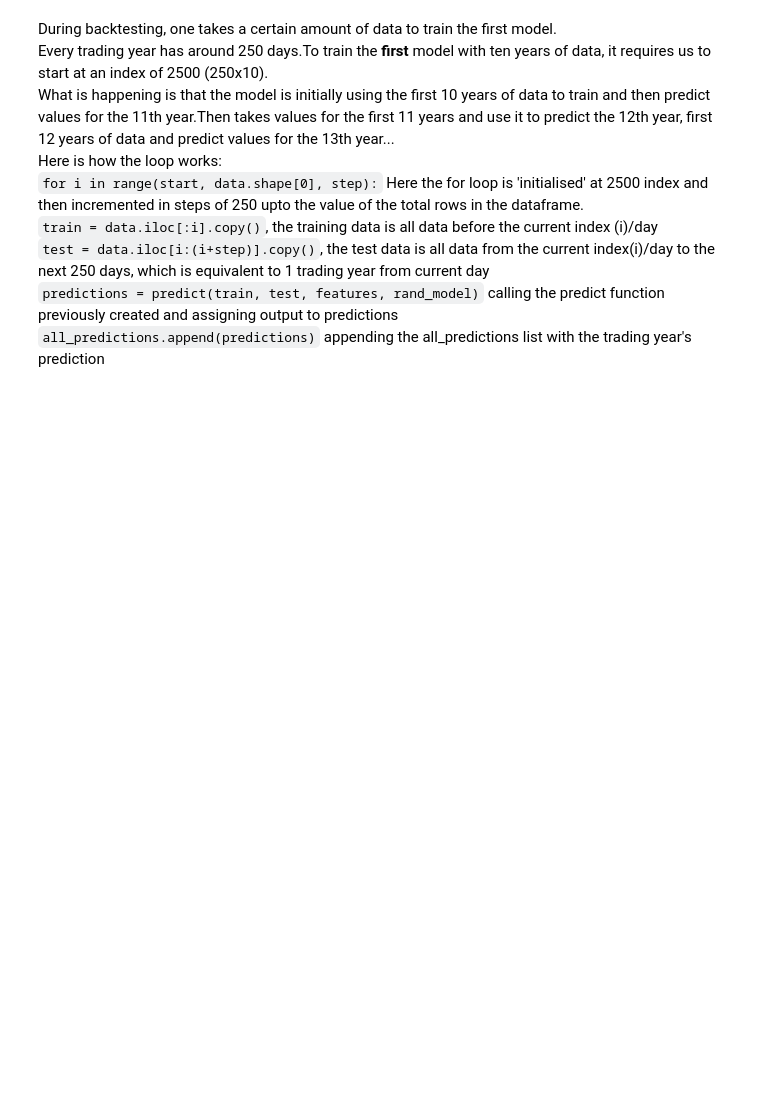
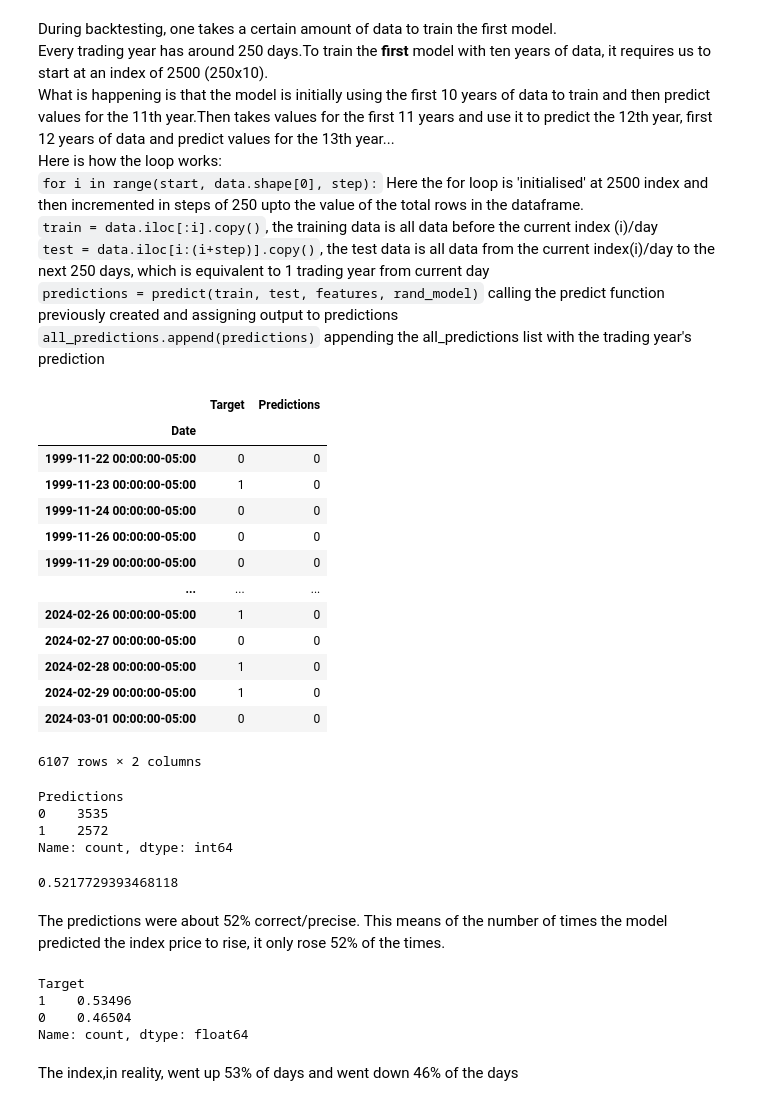
Before and after one commit to see-3pO/Stock-Market-Prediction, a Jupyter notebook: Stock Market Prediction.ipynb, the cells around one changed output. Drawn from its saved outputs; the diff is of its cells as text; code cells hidden in the pictures; blank space fills up the shorter version.

```diff
--- a/Stock Market Prediction.ipynb
+++ b/Stock Market Prediction.ipynb
@@ -207,3 +327,44 @@ Here is how the loop works:\
 `all_predictions.append(predictions)` appending the all_predictions list with the trading year's prediction
 # %%
 prediction = backtest(sp500, rand_model, features)
+# %%
+prediction
+# %% [output]
+|  | Target | Predictions |
+| Date |  |  |
+| 1999-11-22 00:00:00-05:00 | 0 | 0 |
+| 1999-11-23 00:00:00-05:00 | 1 | 0 |
+| 1999-11-24 00:00:00-05:00 | 0 | 0 |
+| 1999-11-26 00:00:00-05:00 | 0 | 0 |
+| 1999-11-29 00:00:00-05:00 | 0 | 0 |
+| ... | ... | ... |
+| 2024-02-26 00:00:00-05:00 | 1 | 0 |
+| 2024-02-27 00:00:00-05:00 | 0 | 0 |
+| 2024-02-28 00:00:00-05:00 | 1 | 0 |
+| 2024-02-29 00:00:00-05:00 | 1 | 0 |
+| 2024-03-01 00:00:00-05:00 | 0 | 0 |
+6107 rows × 2 columns
+# %%
+# seeing how many times the index price was predicted to increase and to decrease
+prediction.Predictions.value_counts()
+# %% [output]
+Predictions
+0    3535
+1    2572
+Name: count, dtype: int64
+# %%
+# checking the error of the predictions
+precision_score(prediction["Target"], prediction["Predictions"])
+# %% [output]
+0.5217729393468118
+# %% [markdown]
+The predictions were about 52% correct/precise. This means of the number of times the model predicted the index price to rise, it only rose 52% of the times.
+# %%
+prediction.Target.value_counts()/prediction.shape[0]
+# %% [output]
+Target
+1    0.53496
+0    0.46504
+Name: count, dtype: float64
+# %% [markdown]
+The index,in reality, went up 53% of days and went down 46% of the days
```
Also changed, not shown: parts of 41 cells of this notebook.
